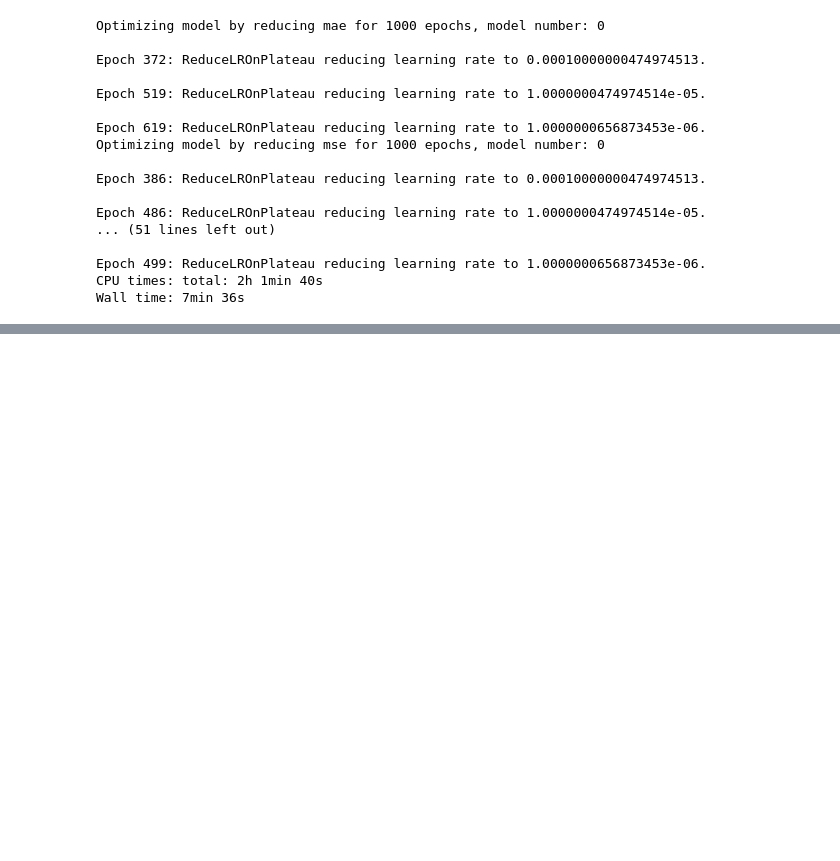
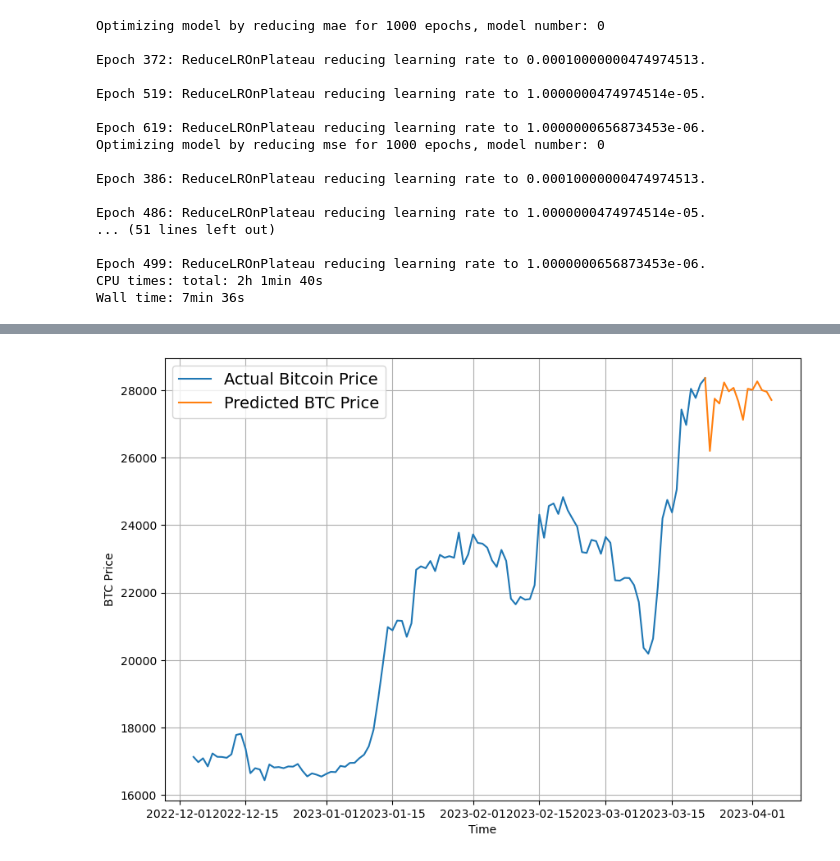
Before and after one commit to jakedoesgithub/ML_Practice_Projects, a Jupyter notebook: BitPredict/bitpredict.ipynb, the cells around one changed output, grey strips where cells are left out. Saved outputs shown, nothing was run; the diff lists cells and outputs as text; code cells hidden in the pictures; blank space fills up the shorter version.

```diff
--- a/BitPredict/bitpredict.ipynb
+++ b/BitPredict/bitpredict.ipynb
@@ -1317,0 +1398,14 @@ Wall time: 7min 36s
+# %%
+tf.random.set_seed(42)
+model_9 = tf.keras.Sequential([
+    layers.Dense(128, activation="relu"),
+    layers.Dense(128, activation="relu"),
+    layers.Dense(HORIZON)
+], name="model_9")
+
+model_9.compile(loss=tf.keras.losses.mae,
+                optimizer=tf.keras.optimizers.Adam())
+
+model_9.fit(dataset_all,
+            epochs=100,
+            verbose=0)
@@ -1317,0 +1414,2 @@ Wall time: 7min 36s
+# %%
+INTO_FUTURE = 14
@@ -1317,0 +1446,5 @@ Wall time: 7min 36s
+# %%
+future_forecast = make_future_forecasts(values=y_all,
+                                       model=model_9,
+                                       into_future=INTO_FUTURE,
+                                       window_size= WINDOW_SIZE)
@@ -1317,0 +1486,10 @@ Wall time: 7min 36s
+# %%
+last_timestep = bitcoin_block_windowed_df.index[-1]
+start_date = last_timestep + np.timedelta64(1, "D")
+end_date = start_date + np.timedelta64(INTO_FUTURE, "D")
+next_timesteps = np.arange(start_date, end_date, dtype="datetime64[D]")
+
+
+next_timesteps = np.insert(next_timesteps, 0, last_timestep)
+future_forecast = np.insert(future_forecast, 0, bitcoin_df.iloc[-1])
+next_timesteps, future_forecast
@@ -1317,0 +1504,6 @@ Wall time: 7min 36s
+# %%
+plt.figure(figsize=(10,7))
+plot_time_series(bitcoin_df.index, bitcoin_df["Price"], start=3000, format="-", label="Actual Bitcoin Price")
+plot_time_series(next_timesteps, future_forecast, format="-", label="Predicted BTC Price")
+# %% [output]
+[figure, added]
```
Also changed, not shown: parts of 17 cells of this notebook.
